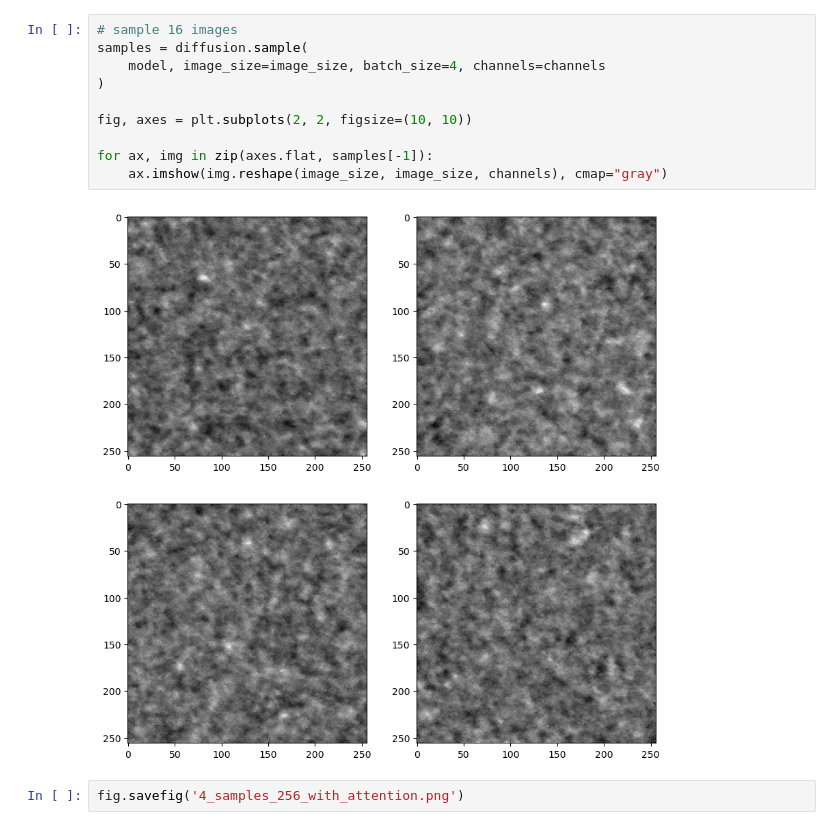
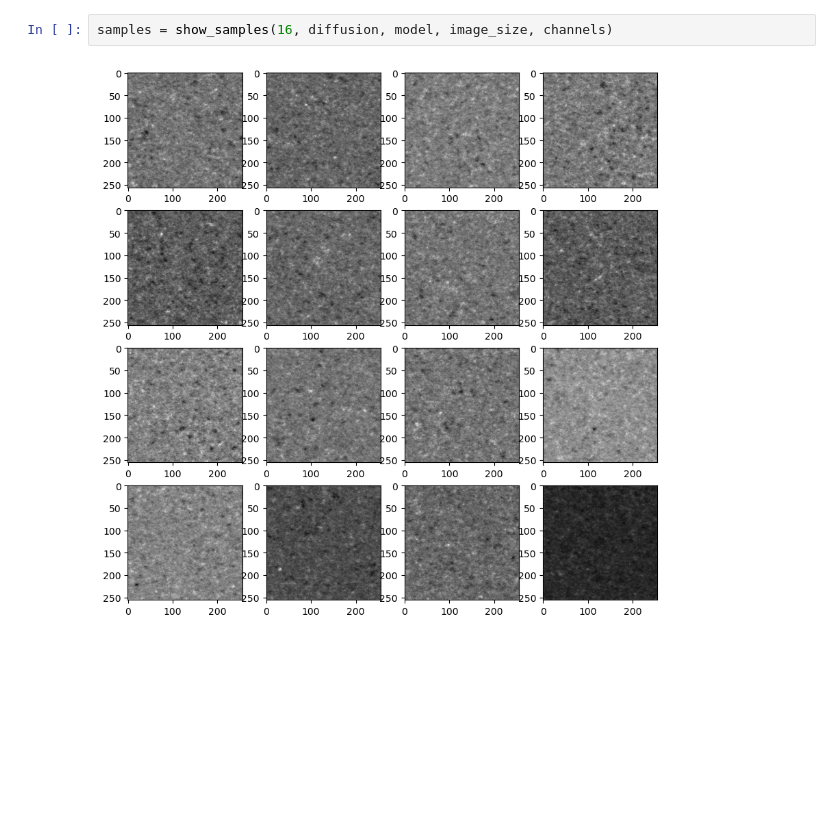
Before and after one commit to anghol/diffusion-substrates, a Jupyter notebook: notebooks/diffusion.ipynb, the cells around one changed output. Drawn from its saved outputs; the diff is of its cells as text; blank space fills up the shorter version.

Commit message:
Diffusion for generate cells

```diff
--- a/notebooks/diffusion.ipynb
+++ b/notebooks/diffusion.ipynb
@@ -92,17 +120,7 @@ Loss: 0.009190657176077366
-# %%
-# sample 16 images
-samples = diffusion.sample(
-    model, image_size=image_size, batch_size=4, channels=channels
-)
-
-fig, axes = plt.subplots(2, 2, figsize=(10, 10))
-
-for ax, img in zip(axes.flat, samples[-1]):
-    ax.imshow(img.reshape(image_size, image_size, channels), cmap="gray")
-# %% [output]
-[figure, removed]
-# %%
-fig.savefig('4_samples_256_with_attention.png')
+# %%
+samples = show_samples(16, diffusion, model, image_size, channels)
+# %% [output]
+[figure, added]
 # %%
 # show a random one
 random_index = 0
```
Also changed, not shown: parts of 12 cells of this notebook, 7 other files.
